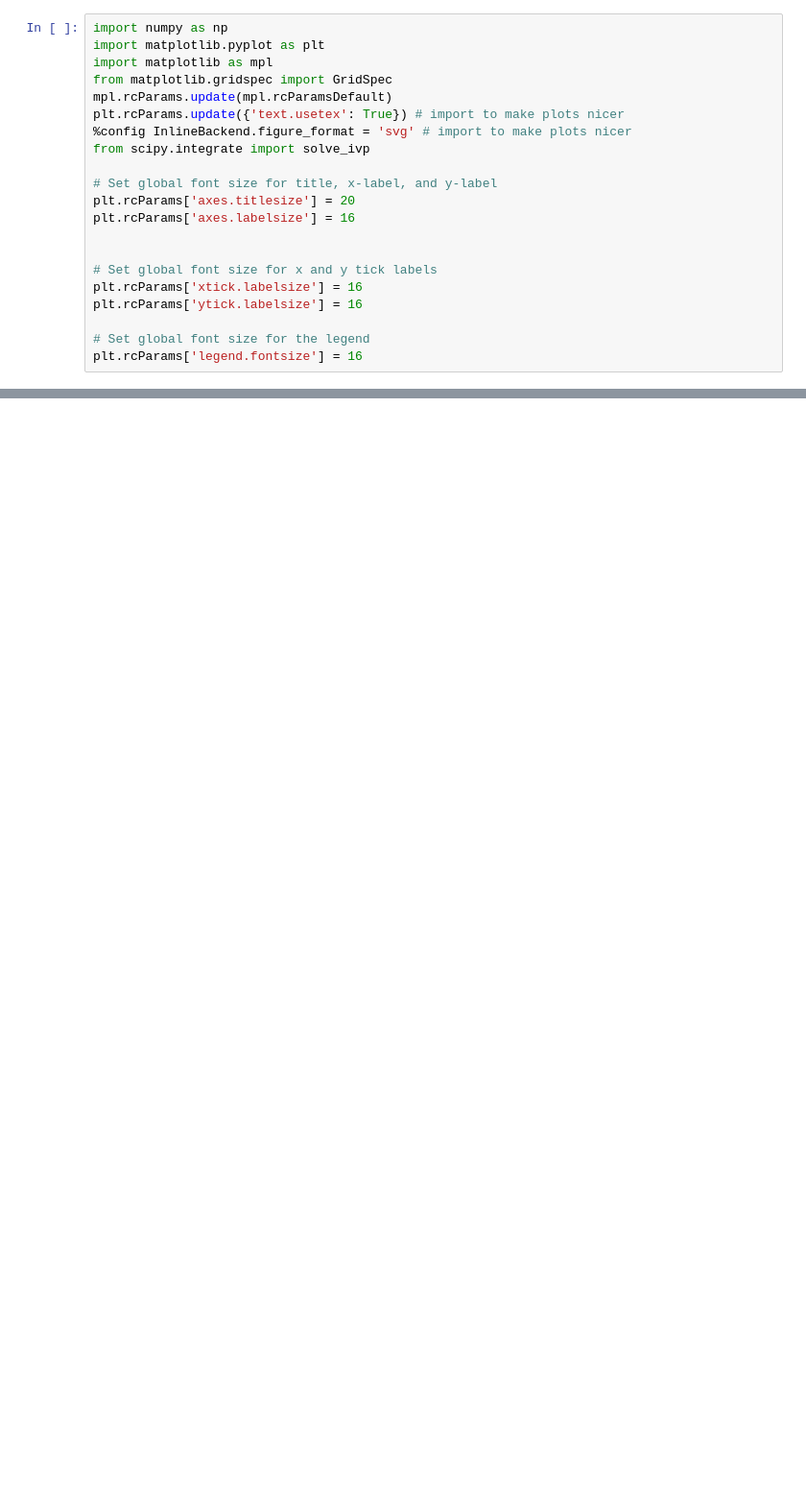
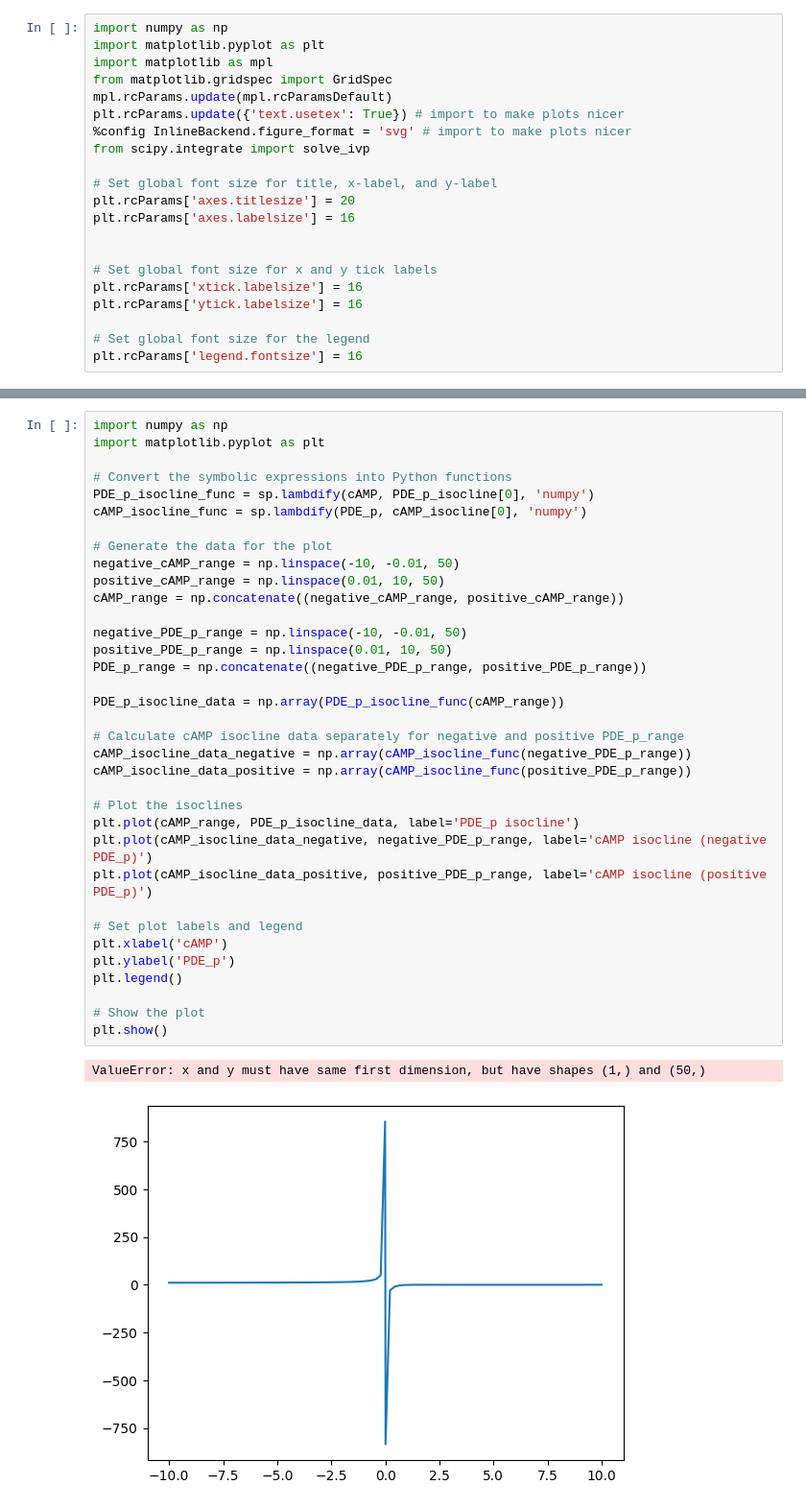
Before and after one commit to Cerlog/RUC-Bachelor-Project, a Jupyter notebook: Our Model/2D_Goldbetter.ipynb, the cells around one changed output, grey strips where cells are left out. Shown at 96% size. Drawn from its saved outputs; the diff is of its cells as text; blank space fills up the shorter version.

```diff
--- a/Our Model/2D_Goldbetter.ipynb
+++ b/Our Model/2D_Goldbetter.ipynb
@@ -127,0 +152,38 @@ plt.show()
+# %%
+import numpy as np
+import matplotlib.pyplot as plt
+
+# Convert the symbolic expressions into Python functions
+PDE_p_isocline_func = sp.lambdify(cAMP, PDE_p_isocline[0], 'numpy')
+cAMP_isocline_func = sp.lambdify(PDE_p, cAMP_isocline[0], 'numpy')
+
+# Generate the data for the plot
+negative_cAMP_range = np.linspace(-10, -0.01, 50)
+positive_cAMP_range = np.linspace(0.01, 10, 50)
+cAMP_range = np.concatenate((negative_cAMP_range, positive_cAMP_range))
+
+negative_PDE_p_range = np.linspace(-10, -0.01, 50)
+positive_PDE_p_range = np.linspace(0.01, 10, 50)
+PDE_p_range = np.concatenate((negative_PDE_p_range, positive_PDE_p_range))
+
+PDE_p_isocline_data = np.array(PDE_p_isocline_func(cAMP_range))
+
+# Calculate cAMP isocline data separately for negative and positive PDE_p_range
+cAMP_isocline_data_negative = np.array(cAMP_isocline_func(negative_PDE_p_range))
+cAMP_isocline_data_positive = np.array(cAMP_isocline_func(positive_PDE_p_range))
+
+# Plot the isoclines
+plt.plot(cAMP_range, PDE_p_isocline_data, label='PDE_p isocline')
+plt.plot(cAMP_isocline_data_negative, negative_PDE_p_range, label='cAMP isocline (negative PDE_p)')
+plt.plot(cAMP_isocline_data_positive, positive_PDE_p_range, label='cAMP isocline (positive PDE_p)')
+
+# Set plot labels and legend
+plt.xlabel('cAMP')
+plt.ylabel('PDE_p')
+plt.legend()
+
+# Show the plot
+plt.show()
+# %% [output]
+ValueError: x and y must have same first dimension, but have shapes (1,) and (50,)
+[figure, added]
```
Also changed, not shown: parts of 4 cells of this notebook, 8 other files.
